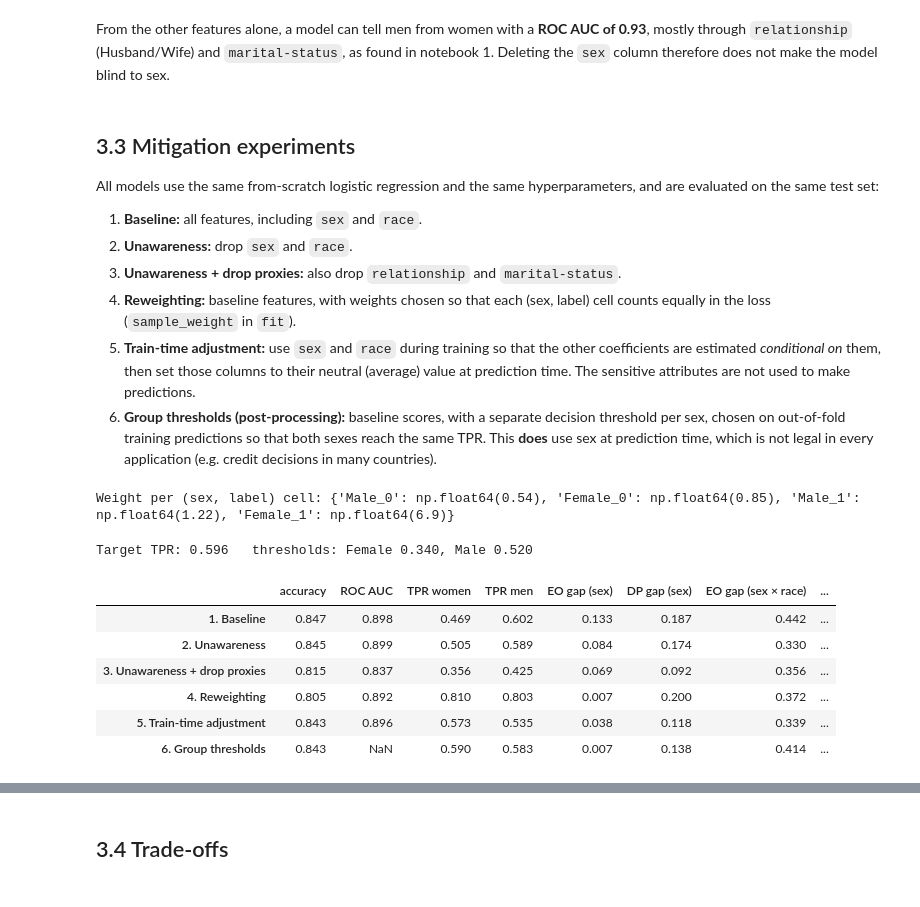
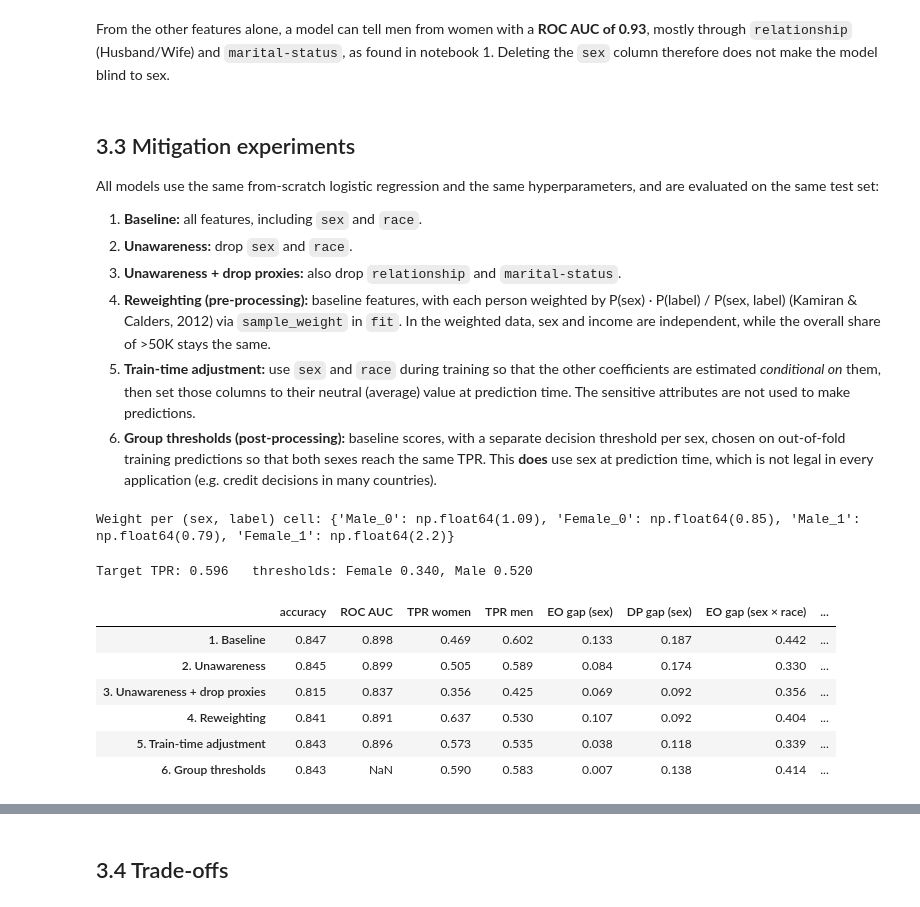
Before and after one commit to GraceChang0909/income-fairness-analysis, a Jupyter notebook: notebooks/03_fairness_evaluation.ipynb, the cells around one changed output, grey strips where cells are left out. Drawn from its saved outputs; the diff is of its cells as text; code cells hidden in the pictures.

```diff
--- a/notebooks/03_fairness_evaluation.ipynb
+++ b/notebooks/03_fairness_evaluation.ipynb
@@ -132,7 +132,7 @@ All models use the same from-scratch logistic regression and the same hyperparam
 1. **Baseline:** all features, including `sex` and `race`.
 2. **Unawareness:** drop `sex` and `race`.
 3. **Unawareness + drop proxies:** also drop `relationship` and `marital-status`.
-4. **Reweighting:** baseline features, with weights chosen so that each (sex, label) cell counts equally in the loss (`sample_weight` in `fit`).
+4. **Reweighting (pre-processing):** baseline features, with each person weighted by P(sex) · P(label) / P(sex, label) (Kamiran & Calders, 2012) via `sample_weight` in `fit`. In the weighted data, sex and income are independent, while the overall share of >50K stays the same.
 5. **Train-time adjustment:** use `sex` and `race` during training so that the other coefficients are estimated *conditional on* them, then set those columns to their neutral (average) value at prediction time. The sensitive attributes are not used to make predictions.
 6. **Group thresholds (post-processing):** baseline scores, with a separate decision threshold per sex, chosen on out-of-fold training predictions so that both sexes reach the same TPR. This **does** use sex at prediction time, which is not legal in every application (e.g. credit decisions in many countries).
 # %%
@@ -152,9 +152,11 @@ fb_np = FeatureBuilder(include_sensitive=False, exclude=("relationship", "marita
 Xp_train, Xp_test = fb_np.fit_transform(train), fb_np.transform(test)
 scores["3. Unawareness + drop proxies"] = fit_predict_proba(Xp_train, y_train, Xp_test)
 
-# 4. Reweighting: each (sex, label) cell gets the same total weight
+# 4. Reweighting (Kamiran & Calders): weight = P(sex) * P(label) / P(sex, label)
+p_sex = train["sex"].map(train["sex"].value_counts(normalize=True))
+p_label = train[TARGET].map(train[TARGET].value_counts(normalize=True))
 cell = train["sex"] + "_" + train[TARGET].astype(str)
-weights = (len(cell) / (cell.nunique() * cell.map(cell.value_counts()))).to_numpy()
+weights = (p_sex * p_label / cell.map(cell.value_counts(normalize=True))).to_numpy()
 print("Weight per (sex, label) cell:", dict(zip(cell, weights.round(2))))
 scores["4. Reweighting"] = fit_predict_proba(X_train, y_train, X_test, sample_weight=weights)
 
@@ -163,7 +165,7 @@ X_test_neutral = X_test.copy()
 X_test_neutral[:, fb.sensitive_columns()] = 0.0  # 0 = training mean after standardization
 scores["5. Train-time adjustment"] = baseline.predict_proba(X_test_neutral)
 # %% [output]
-Weight per (sex, label) cell: {'Male_0': np.float64(0.54), 'Female_0': np.float64(0.85), 'Male_1': np.float64(1.22), 'Female_1': np.float64(6.9)}
+Weight per (sex, label) cell: {'Male_0': np.float64(1.09), 'Female_0': np.float64(0.85), 'Male_1': np.float64(0.79), 'Female_1': np.float64(2.2)}
 # %%
 # 6. Group thresholds, chosen on out-of-fold predictions of the training set (the test set is never used for tuning)
 oof = np.zeros(len(y_train))
@@ -181,28 +183,31 @@ group_threshold = test["sex"].map(thresholds).to_numpy()
 # %% [output]
 Target TPR: 0.596   thresholds: Female 0.340, Male 0.520
 # %%
+def predict_labels(name, proba):
+    return (proba >= (group_threshold if name.startswith("6.") else 0.5)).astype(int)
+
 def evaluate(name, proba):
-    pred = (proba >= (group_threshold if name.startswith("6.") else 0.5)).astype(int)
+    pred = predict_labels(name, proba)
     rep_sex = group_report(y_test, pred, test["sex"])
     return {
         "accuracy": accuracy_score(y_test, pred),
         "ROC AUC": roc_auc_score(y_test, proba) if not name.startswith("6.") else np.nan,
         "TPR women": rep_sex.loc["Female", "TPR"],
         "TPR men": rep_sex.loc["Male", "TPR"],
         "EO gap (sex)": equal_opportunity_difference(y_test, pred, test["sex"]),
         "DP gap (sex)": demographic_parity_difference(pred, test["sex"]),
         "EO gap (sex × race)": equal_opportunity_difference(y_test, pred, test["sex_race"]),
         "worst-group acc (sex × race)": worst_group_accuracy(y_test, pred, test["sex_race"]),
     }
 
 comparison = pd.DataFrame({name: evaluate(name, p) for name, p in scores.items()}).T
 comparison.round(3)
 # %% [output]
 |  | accuracy | ROC AUC | TPR women | TPR men | EO gap (sex) | DP gap (sex) | EO gap (sex × race) | ... |
 | 1. Baseline | 0.847 | 0.898 | 0.469 | 0.602 | 0.133 | 0.187 | 0.442 | ... |
 | 2. Unawareness | 0.845 | 0.899 | 0.505 | 0.589 | 0.084 | 0.174 | 0.330 | ... |
 | 3. Unawareness + drop proxies | 0.815 | 0.837 | 0.356 | 0.425 | 0.069 | 0.092 | 0.356 | ... |
-| 4. Reweighting | 0.805 | 0.892 | 0.810 | 0.803 | 0.007 | 0.200 | 0.372 | ... |
+| 4. Reweighting | 0.841 | 0.891 | 0.637 | 0.530 | 0.107 | 0.092 | 0.404 | ... |
 | 5. Train-time adjustment | 0.843 | 0.896 | 0.573 | 0.535 | 0.038 | 0.118 | 0.339 | ... |
 | 6. Group thresholds | 0.843 | NaN | 0.590 | 0.583 | 0.007 | 0.138 | 0.414 | ... |
 # %% [markdown]
```
Also changed, not shown: parts of 7 cells of this notebook, 2 other files.
